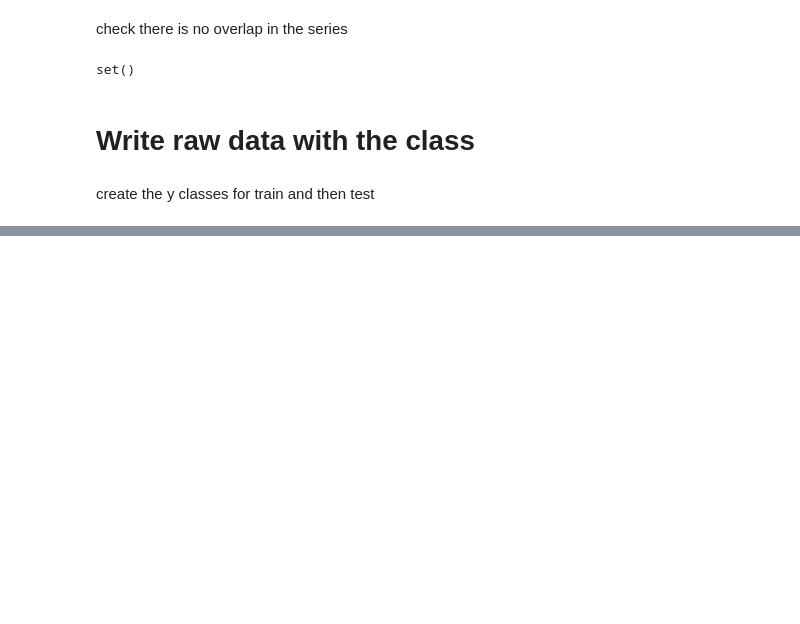
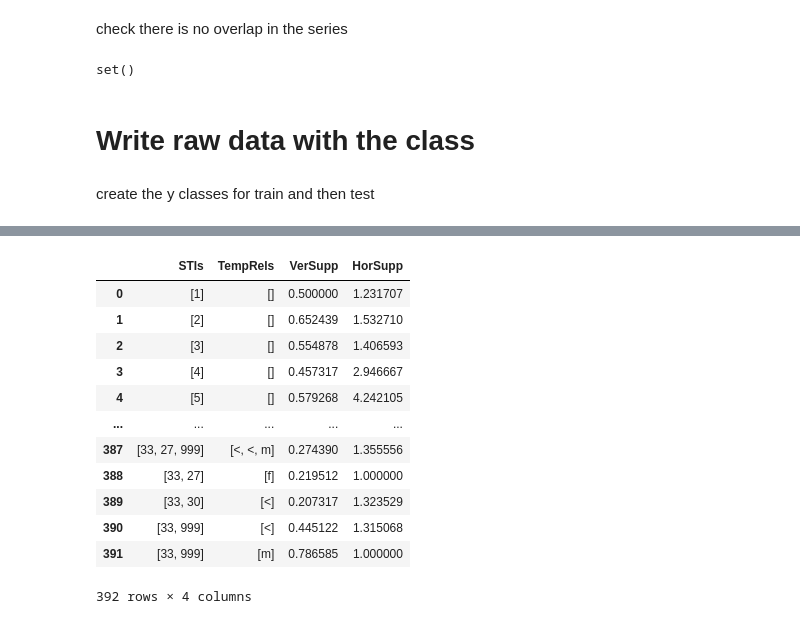
Before and after one commit to nevoit/Real-Time-Event-Prediction, a Jupyter notebook: from_lab_format.ipynb, the cells around one changed output, grey strips where cells are left out. Drawn from its saved outputs; the diff is of its cells as text; code cells hidden in the pictures; blank space fills up the shorter version.

Commit message:
Add patterns file

```diff
--- a/from_lab_format.ipynb
+++ b/from_lab_format.ipynb
@@ -118,7 +121,7 @@ for s_id in series_id_set:  # iterate over the different time point series
       if row_var_val == 1.0:  # if the class is positive
         dict_to_df[ENTITY_COL_NAME].append(series_index)
         dict_to_df[TEMPORAL_VAR_ID].append(EVENT_OF_INTEREST_ID)
-        dict_to_df[TIME_COL_NAME].append(max_ts+1)
+        dict_to_df[TIME_COL_NAME].append(max_ts)
         dict_to_df[TEMPORAL_VAR_VAL].append(row[TEMPORAL_VAR_VAL])
     else:
       dict_to_df[ENTITY_COL_NAME].append(series_index)
@@ -345,10 +348,13 @@ This script creates an input file for KarmaLego
+# %%
+train_entities_with_events = entities_with_event[:with_event_to_train]
+train_with_event_df = df_c[df_c[ENTITY_COL_NAME].isin(train_entities_with_events)].reset_index(drop=True)
 # %%
-entities_num = len(set(train_df[ENTITY_COL_NAME]))
+entities_num = len(set(train_with_event_df[ENTITY_COL_NAME]))
 list_to_write = ['startToncepts', f'numberOfEntities,{entities_num}']
-entities_set = set(train_df[ENTITY_COL_NAME])
+entities_set = set(train_with_event_df[ENTITY_COL_NAME])
 for entity in entities_set:
     list_to_write.append(f'{int(entity)},{int(entity)};')
-    entity_df = train_df[train_df[ENTITY_COL_NAME] == entity]
+    entity_df = train_with_event_df[train_with_event_df[ENTITY_COL_NAME] == entity]
     entity_df = entity_df.sort_values(by=[INTERVAL_START_TIME,
                                           INTERVAL_END_TIME,
                                           SYMBOL_ID_COL_NAME])
@@ -415,0 +424,22 @@ y_test_df.to_csv(FINAL_CLASS_TEST, index=False)
+# %%
+pat_dict = {'STIs': [], 'TempRels': [], 'VerSupp': [], 'HorSupp': []}
+tot_entities = None
+frs_row = True
+with open(INPUT_PATTERNS, 'r') as file:
+  csvreader = csv.reader(file)
+  for row in csvreader:
+    if frs_row:
+      tot_entities = int(row[0].split(';')[-1].split('=')[-1])
+      print(tot_entities)
+      frs_row = False
+    else:
+      print(row)
+      row_val = row[0].split(' ')
+      stis = row_val[1].split('-')[:-1]
+      pat_dict['STIs'].append(stis)
+      rels = row_val[2].split('.')[:-1]
+      pat_dict['TempRels'].append(rels)
+      vs = int(row_val[3])/tot_entities
+      pat_dict['VerSupp'].append(vs)
+      hs = float(row_val[4])
+      pat_dict['HorSupp'].append(hs)
@@ -415,0 +464,18 @@ y_test_df.to_csv(FINAL_CLASS_TEST, index=False)
+# %%
+pat_df = pd.DataFrame.from_dict(pat_dict)
+pat_df.to_csv(FINAL_PATTERNS_NAME, index=False)
+pat_df
+# %% [output]
+|  | STIs | TempRels | VerSupp | HorSupp |
+| 0 | [1] | [] | 0.500000 | 1.231707 |
+| 1 | [2] | [] | 0.652439 | 1.532710 |
+| 2 | [3] | [] | 0.554878 | 1.406593 |
+| 3 | [4] | [] | 0.457317 | 2.946667 |
+| 4 | [5] | [] | 0.579268 | 4.242105 |
+| ... | ... | ... | ... | ... |
+| 387 | [33, 27, 999] | [<, <, m] | 0.274390 | 1.355556 |
+| 388 | [33, 27] | [f] | 0.219512 | 1.000000 |
+| 389 | [33, 30] | [<] | 0.207317 | 1.323529 |
+| 390 | [33, 999] | [<] | 0.445122 | 1.315068 |
+| 391 | [33, 999] | [m] | 0.786585 | 1.000000 |
+392 rows × 4 columns
```
Also changed, not shown: parts of 6 cells of this notebook, 7 other files.
